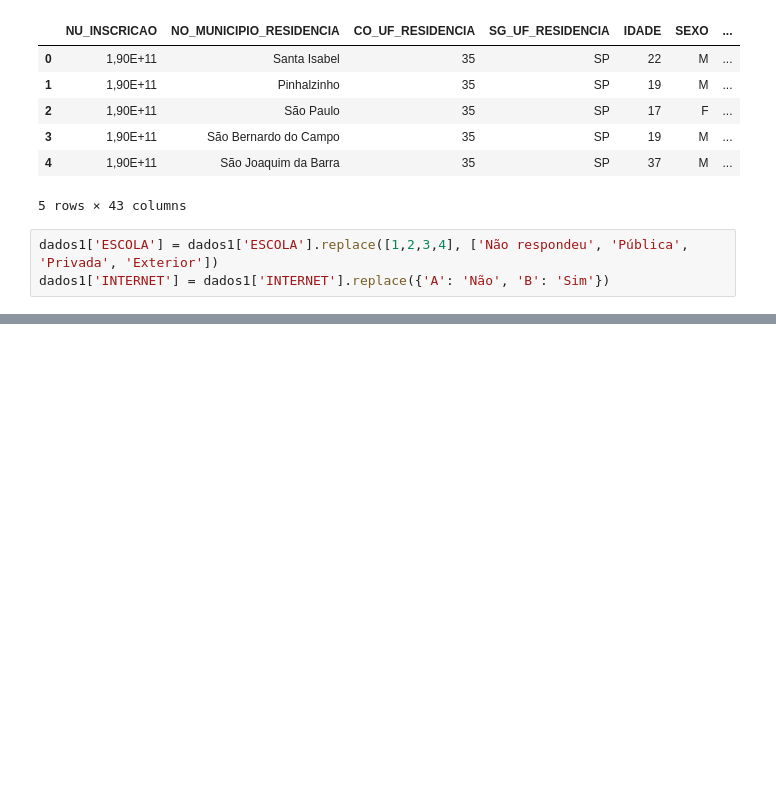
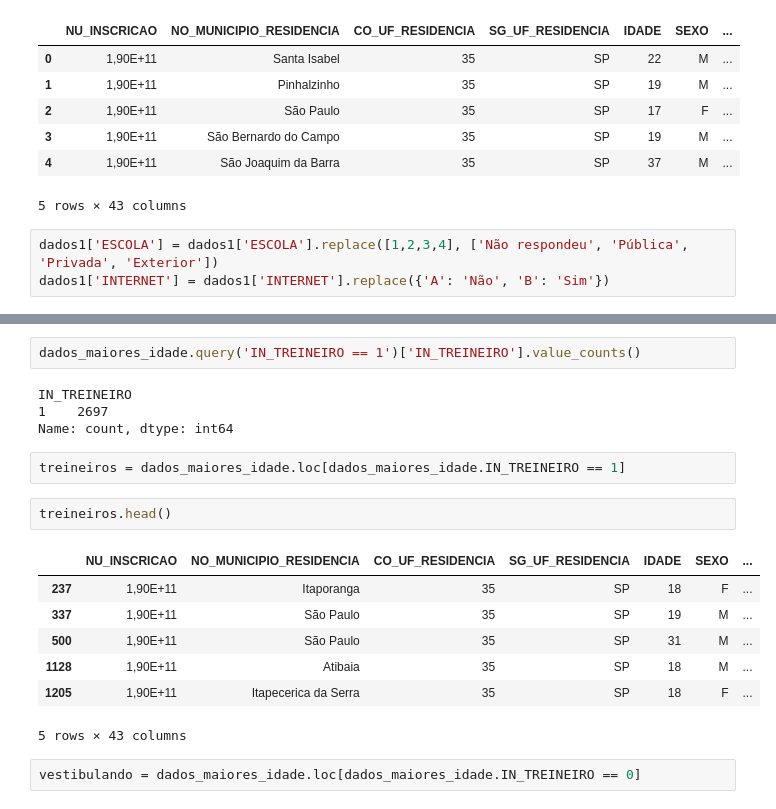
Before and after one commit to arthurresendes/Estatistica-aplicada, a Jupyter notebook: Enem/estrutura.ipynb, the cells around one changed output, grey strips where cells are left out. Saved outputs shown, nothing was run; the diff lists cells and outputs as text; blank space fills up the shorter version.

```diff
--- a/Enem/estrutura.ipynb
+++ b/Enem/estrutura.ipynb
@@ -138,0 +216,20 @@ dados1['INTERNET'] = dados1['INTERNET'].replace({'A': 'Não', 'B': 'Sim'})
+# %%
+dados_maiores_idade.query('IN_TREINEIRO == 1')['IN_TREINEIRO'].value_counts()
+# %% [output]
+IN_TREINEIRO
+1    2697
+Name: count, dtype: int64
+# %%
+treineiros = dados_maiores_idade.loc[dados_maiores_idade.IN_TREINEIRO == 1]
+# %%
+treineiros.head()
+# %% [output]
+|  | NU_INSCRICAO | NO_MUNICIPIO_RESIDENCIA | CO_UF_RESIDENCIA | SG_UF_RESIDENCIA | IDADE | SEXO | ... |
+| 237 | 1,90E+11 | Itaporanga | 35 | SP | 18 | F | ... |
+| 337 | 1,90E+11 | São Paulo | 35 | SP | 19 | M | ... |
+| 500 | 1,90E+11 | São Paulo | 35 | SP | 31 | M | ... |
+| 1128 | 1,90E+11 | Atibaia | 35 | SP | 18 | M | ... |
+| 1205 | 1,90E+11 | Itapecerica da Serra | 35 | SP | 18 | F | ... |
+5 rows × 43 columns
+# %%
+vestibulando = dados_maiores_idade.loc[dados_maiores_idade.IN_TREINEIRO == 0]
```
Also changed, not shown: parts of 10 cells of this notebook.
